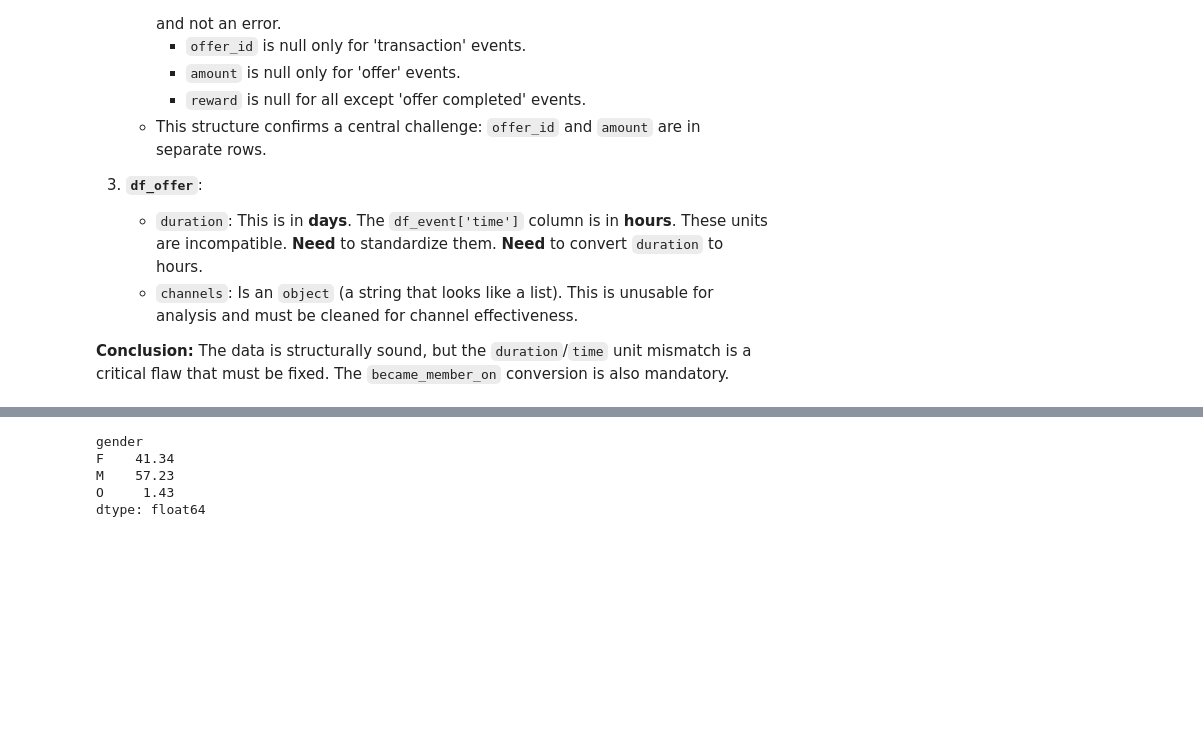
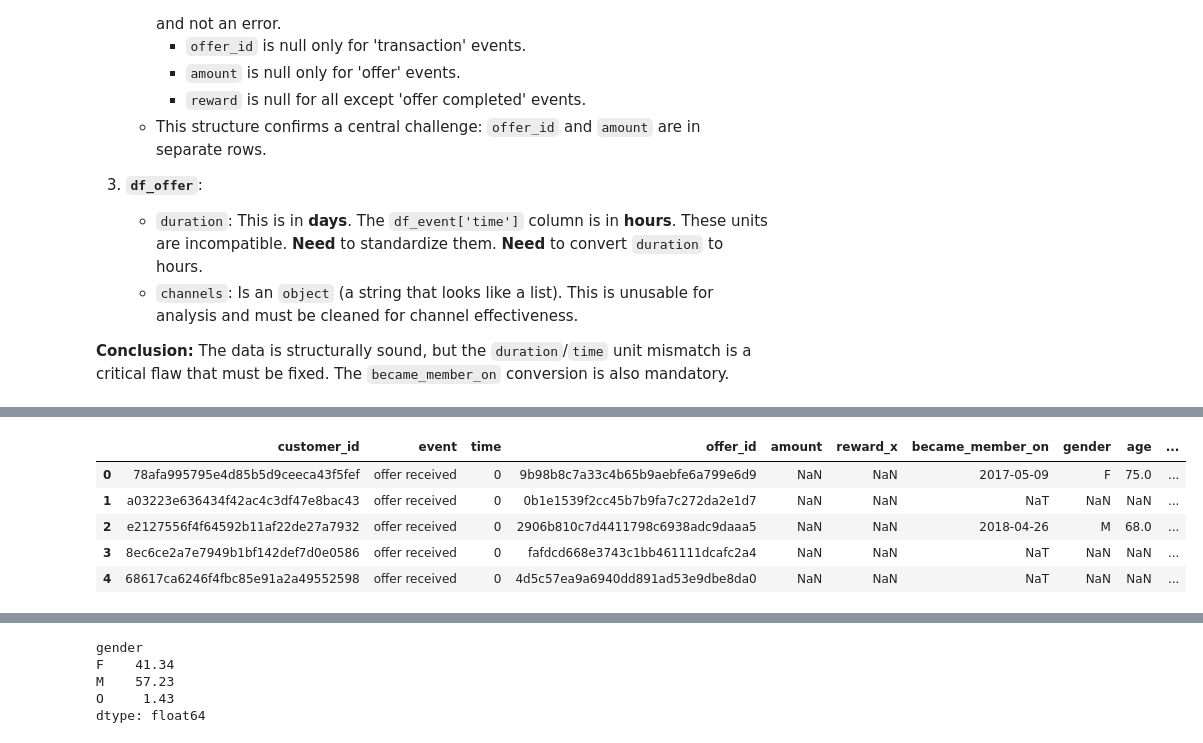
Before and after one commit to irfanzim/Python-Maven-Rewards-Challenge, a Jupyter notebook: Final Analysis.ipynb, the cells around one changed output, grey strips where cells are left out. Drawn from its saved outputs; the diff is of its cells as text; code cells hidden in the pictures; blank space fills up the shorter version.

```diff
--- a/Final Analysis.ipynb
+++ b/Final Analysis.ipynb
@@ -244,0 +293,13 @@ Name: count, dtype: int64
+# %%
+# Merge the result with offer data
+# We use a left join because transaction events won't have an offer_id,
+# and we must keep them.
+df_master = pd.merge(df_master, offers_cleaned, on='offer_id', how='left')
+df_master.head()
+# %% [output]
+|  | customer_id | event | time | offer_id | amount | reward_x | became_member_on | gender | age | ... |
+| 0 | 78afa995795e4d85b5d9ceeca43f5fef | offer received | 0 | 9b98b8c7a33c4b65b9aebfe6a799e6d9 | NaN | NaN | 2017-05-09 | F | 75.0 | ... |
+| 1 | a03223e636434f42ac4c3df47e8bac43 | offer received | 0 | 0b1e1539f2cc45b7b9fa7c272da2e1d7 | NaN | NaN | NaT | NaN | NaN | ... |
+| 2 | e2127556f4f64592b11af22de27a7932 | offer received | 0 | 2906b810c7d4411798c6938adc9daaa5 | NaN | NaN | 2018-04-26 | M | 68.0 | ... |
+| 3 | 8ec6ce2a7e7949b1bf142def7d0e0586 | offer received | 0 | fafdcd668e3743c1bb461111dcafc2a4 | NaN | NaN | NaT | NaN | NaN | ... |
+| 4 | 68617ca6246f4fbc85e91a2a49552598 | offer received | 0 | 4d5c57ea9a6940dd891ad53e9dbe8da0 | NaN | NaN | NaT | NaN | NaN | ... |
```
Also changed, not shown: parts of 35 cells of this notebook.
